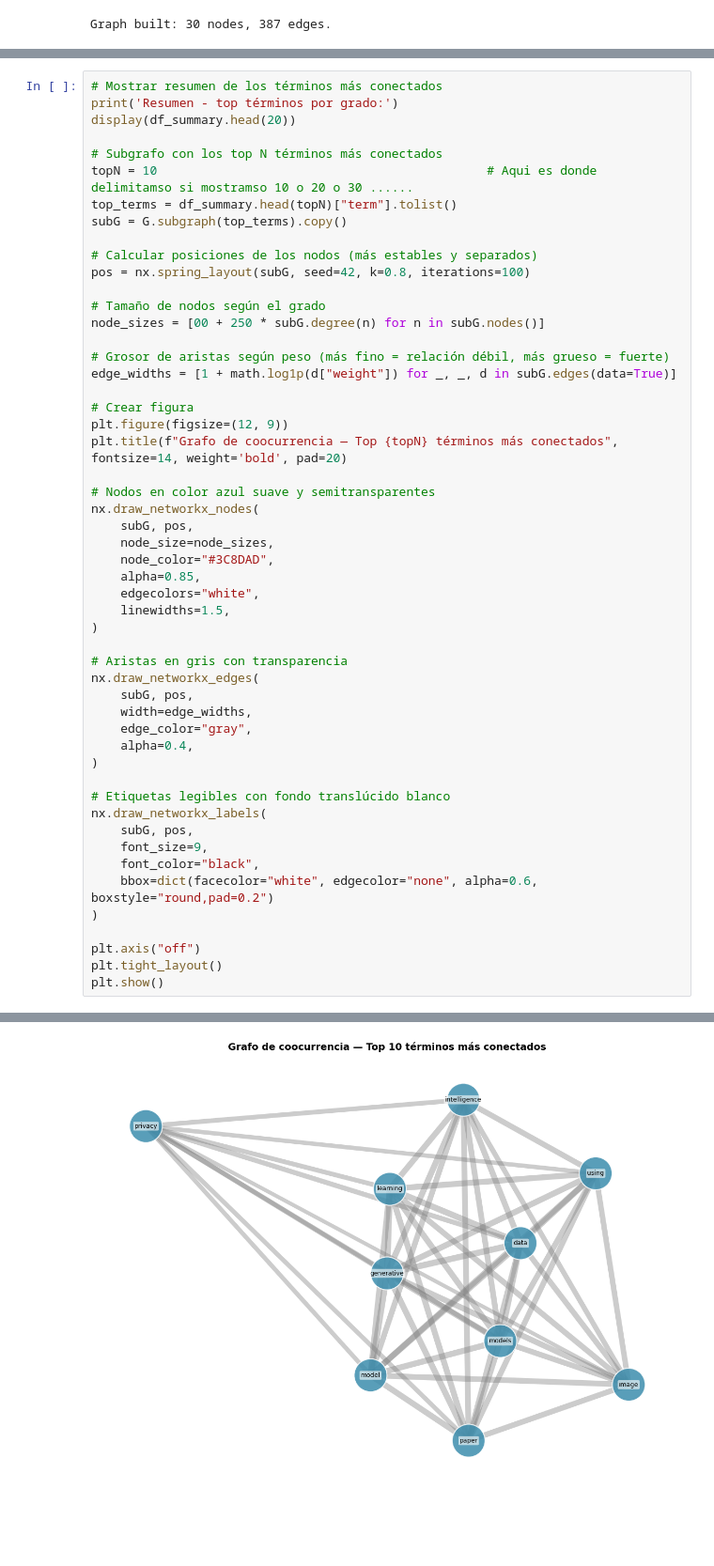
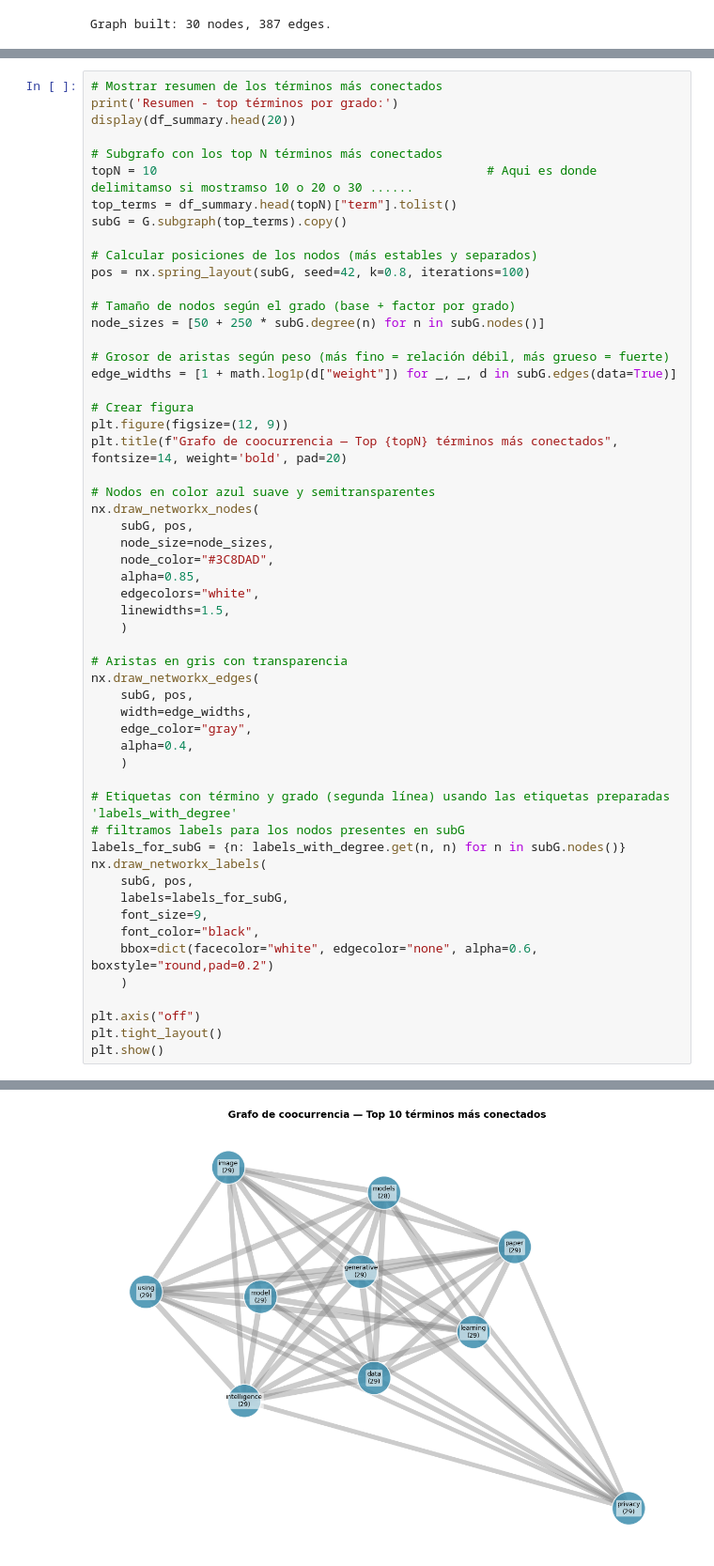
Before and after one commit to BrandonBrandon-alt/proyectoAnalisisAlgoritmos, a Jupyter notebook: seguimiento/seguimiento2/sr2.ipynb, the cells around one changed output, grey strips where cells are left out. Shown at 94% size. Cells and saved outputs as stored; diff of their text form; blank space fills up the shorter version.

```diff
--- a/seguimiento/seguimiento2/sr2.ipynb
+++ b/seguimiento/seguimiento2/sr2.ipynb
@@ -225,8 +386,8 @@ subG = G.subgraph(top_terms).copy()
 # Calcular posiciones de los nodos (más estables y separados)
 pos = nx.spring_layout(subG, seed=42, k=0.8, iterations=100)
 
-# Tamaño de nodos según el grado
-node_sizes = [00 + 250 * subG.degree(n) for n in subG.nodes()]
+# Tamaño de nodos según el grado (base + factor por grado)
+node_sizes = [50 + 250 * subG.degree(n) for n in subG.nodes()]
 
 # Grosor de aristas según peso (más fino = relación débil, más grueso = fuerte)
 edge_widths = [1 + math.log1p(d["weight"]) for _, _, d in subG.edges(data=True)]
@@ -243,7 +404,7 @@ nx.draw_networkx_nodes(
     alpha=0.85,
     edgecolors="white",
     linewidths=1.5,
-)
+    )
 
 # Aristas en gris con transparencia
 nx.draw_networkx_edges(
@@ -251,15 +412,18 @@ nx.draw_networkx_edges(
     width=edge_widths,
     edge_color="gray",
     alpha=0.4,
-)
+    )
 
-# Etiquetas legibles con fondo translúcido blanco
+# Etiquetas con término y grado (segunda línea) usando las etiquetas preparadas 'labels_with_degree'
+# filtramos labels para los nodos presentes en subG
+labels_for_subG = {n: labels_with_degree.get(n, n) for n in subG.nodes()}
 nx.draw_networkx_labels(
     subG, pos,
+    labels=labels_for_subG,
     font_size=9,
     font_color="black",
     bbox=dict(facecolor="white", edgecolor="none", alpha=0.6, boxstyle="round,pad=0.2")
-)
+    )
 
 plt.axis("off")
 plt.tight_layout()
@@ -286 +469 @@ Resumen - top términos por grado:
-[figure, old version]
+[figure, new version]
```
Also changed, not shown: parts of 14 cells of this notebook, 4 other files.
